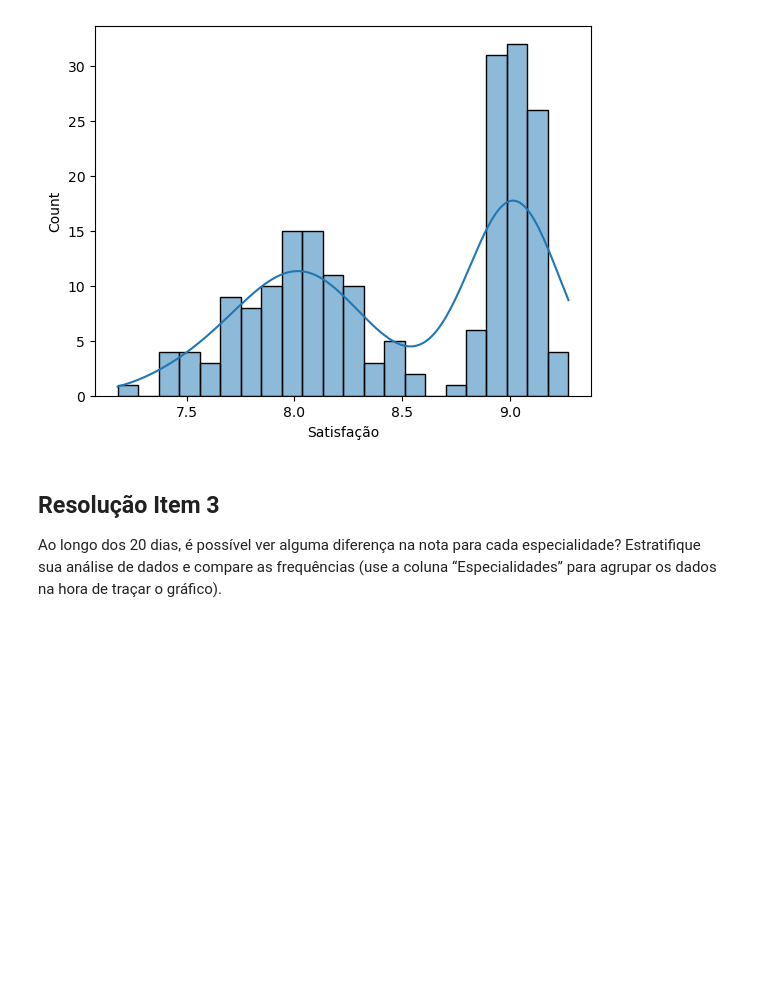
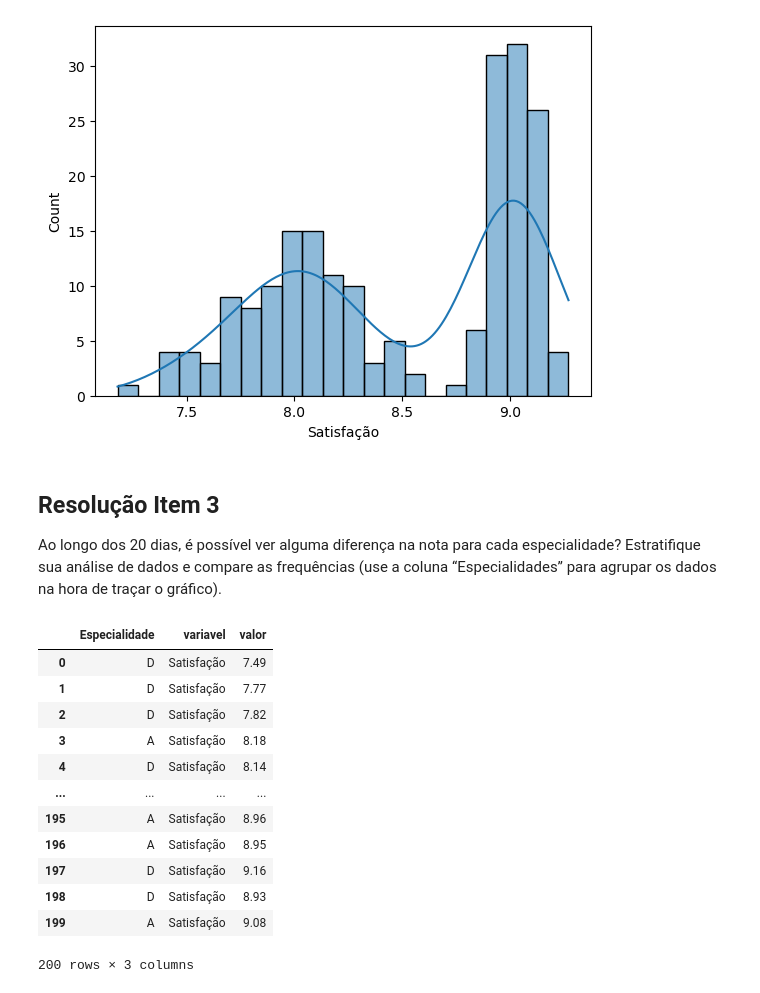
Before and after one commit to ThgMelo/greenbelt, a Jupyter notebook: Exercício 2/Exercício 2.ipynb, the cells around one changed output. Drawn from its saved outputs; the diff is of its cells as text; code cells hidden in the pictures; blank space fills up the shorter version.

```diff
--- a/Exercício 2/Exercício 2.ipynb
+++ b/Exercício 2/Exercício 2.ipynb
@@ -67,3 +67,21 @@ sns.histplot(dados['Satisfação'], bins = 22, kde=True)
 # %% [markdown]
 ## Resolução Item 3
 Ao longo dos 20 dias, é possível ver alguma diferença na nota para cada especialidade? Estratifique sua análise de dados e compare as frequências (use a coluna “Especialidades” para agrupar os dados na hora de traçar o gráfico).
+# %%
+# Transformar os dados em formato longo
+dados_melt = pd.melt(dados, value_vars=['Satisfação'], id_vars=['Especialidade'], var_name='variavel', value_name='valor')
+dados_melt
+# %% [output]
+|  | Especialidade | variavel | valor |
+| 0 | D | Satisfação | 7.49 |
+| 1 | D | Satisfação | 7.77 |
+| 2 | D | Satisfação | 7.82 |
+| 3 | A | Satisfação | 8.18 |
+| 4 | D | Satisfação | 8.14 |
+| ... | ... | ... | ... |
+| 195 | A | Satisfação | 8.96 |
+| 196 | A | Satisfação | 8.95 |
+| 197 | D | Satisfação | 9.16 |
+| 198 | D | Satisfação | 8.93 |
+| 199 | A | Satisfação | 9.08 |
+200 rows × 3 columns
```
Also changed, not shown: parts of 1 cell of this notebook.
